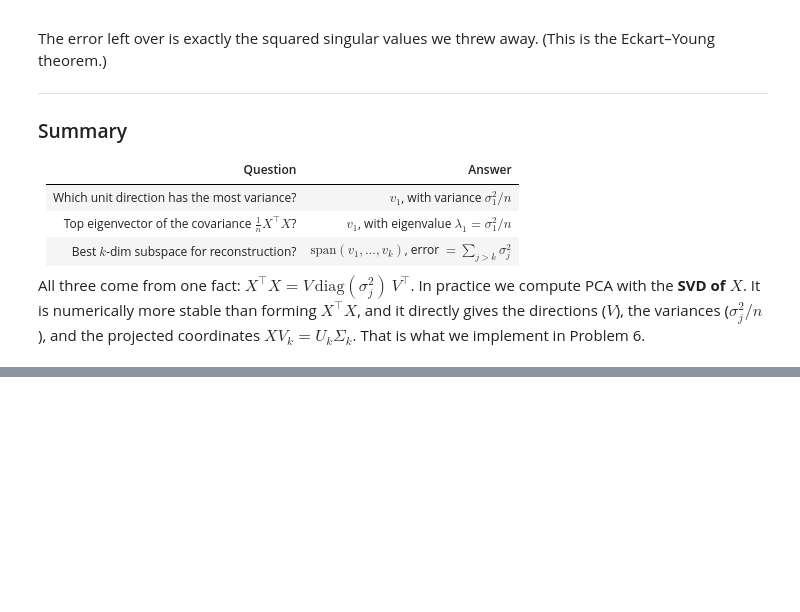
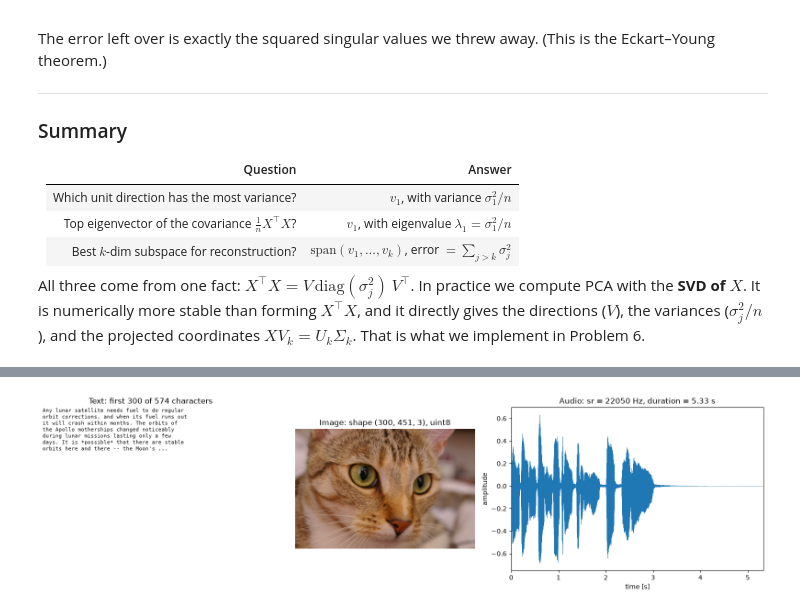
Before and after one commit to bartox12/analysis-of-unstructured-data, a Jupyter notebook: list01/list1.ipynb, the cells around one changed output, grey strips where cells are left out. Saved outputs shown, nothing was run; the diff lists cells and outputs as text; code cells hidden in the pictures; blank space fills up the shorter version.

```diff
--- a/list01/list1.ipynb
+++ b/list01/list1.ipynb
@@ -310,0 +321,15 @@ All three come from one fact: $X^\top X = V\,\mathrm{diag}(\sigma_j^2)\,V^\top$.
+# %%
+import matplotlib.pyplot as plt
+import numpy as np
+from src.modalities import (
+    decode_text,
+    fetch_samples,
+    load_audio,
+    load_image,
+    load_text,
+    summary_table,
+)
+from src.plotting import plot_modalities
+
+paths = fetch_samples()
+{name: path.name for name, path in paths.items()}
@@ -310,0 +340,6 @@ All three come from one fact: $X^\top X = V\,\mathrm{diag}(\sigma_j^2)\,V^\top$.
+# %%
+text_arr = load_text(paths["text"])
+image_arr = load_image(paths["image"])
+audio_arr, sr = load_audio(paths["audio"])
+
+summary_table({"text": text_arr, "image": image_arr, "audio": audio_arr}, sr)
@@ -310,0 +352,5 @@ All three come from one fact: $X^\top X = V\,\mathrm{diag}(\sigma_j^2)\,V^\top$.
+# %%
+fig = plot_modalities(decode_text(text_arr), image_arr, audio_arr, sr)
+plt.show()
+# %% [output]
+[figure, added]
```
Also changed, not shown: parts of 30 cells of this notebook, 17 other files.
